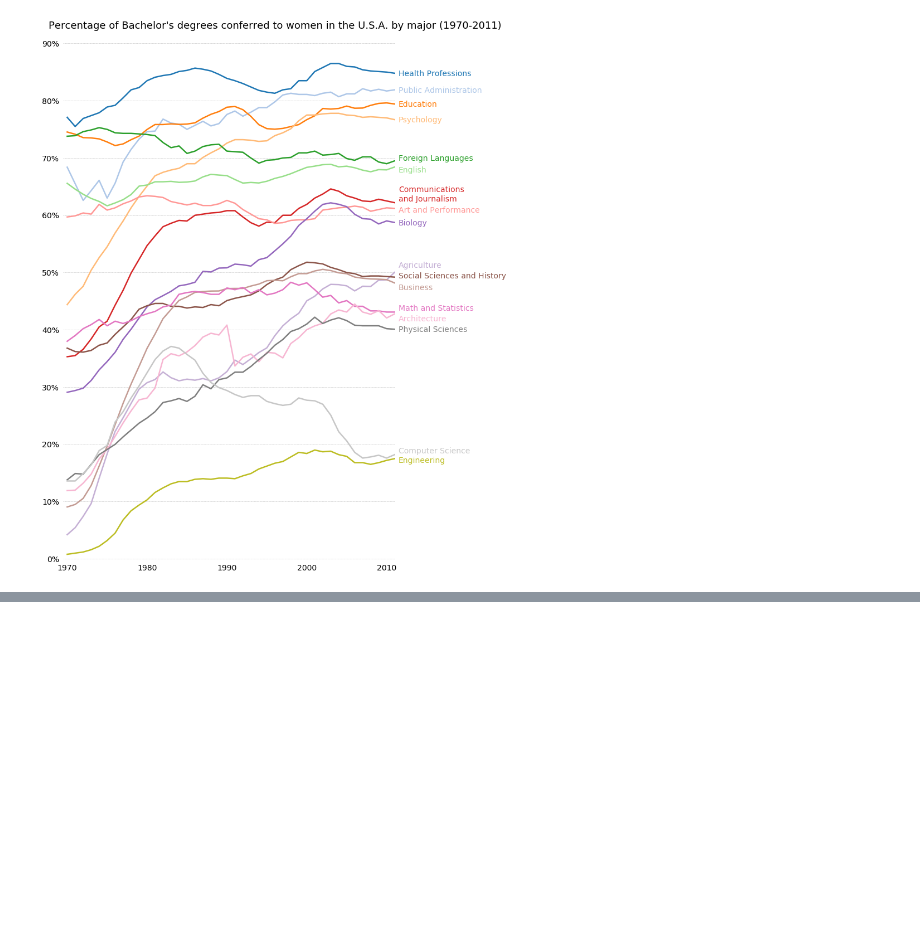
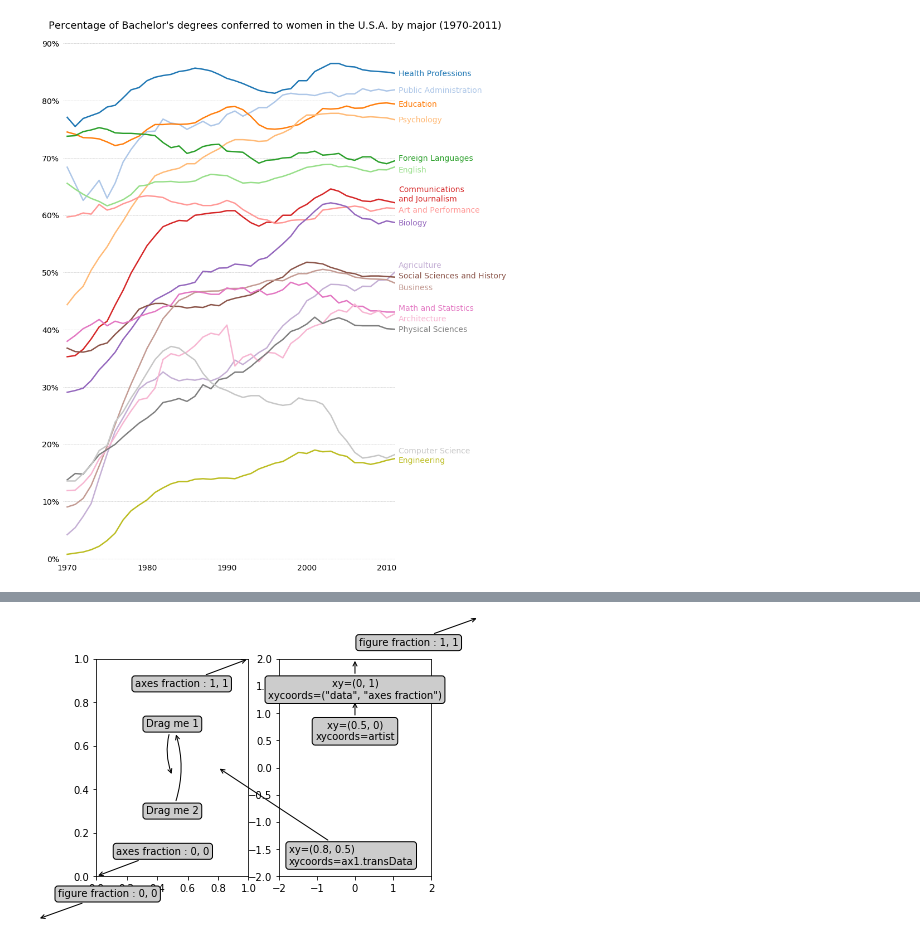
Before and after one commit to Zuricho/Learning-Notebooks, a Jupyter notebook: Notebook_03_MatplotlibExamples.ipynb, the cells around one changed output, grey strips where cells are left out. Cells and saved outputs as stored; diff of their text form; code cells hidden in the pictures; blank space fills up the shorter version.

```diff
--- a/Notebook_03_MatplotlibExamples.ipynb
+++ b/Notebook_03_MatplotlibExamples.ipynb
@@ -817,0 +820,94 @@ plt.show()
+# %%
+import matplotlib.pyplot as plt
+from matplotlib.patches import Ellipse
+import numpy as np
+from matplotlib.text import OffsetFrom
+
+fig, (ax1, ax2) = plt.subplots(1, 2)
+
+bbox_args = dict(boxstyle="round", fc="0.8")
+arrow_args = dict(arrowstyle="->")
+
+# Here we'll demonstrate the extents of the coordinate system and how
+# we place annotating text.
+
+ax1.annotate('figure fraction : 0, 0', xy=(0, 0), xycoords='figure fraction',
+             xytext=(20, 20), textcoords='offset points',
+             ha="left", va="bottom",
+             bbox=bbox_args,
+             arrowprops=arrow_args)
+
+ax1.annotate('figure fraction : 1, 1', xy=(1, 1), xycoords='figure fraction',
+             xytext=(-20, -20), textcoords='offset points',
+             ha="right", va="top",
+             bbox=bbox_args,
+             arrowprops=arrow_args)
+
+ax1.annotate('axes fraction : 0, 0', xy=(0, 0), xycoords='axes fraction',
+             xytext=(20, 20), textcoords='offset points',
+             ha="left", va="bottom",
+             bbox=bbox_args,
+             arrowprops=arrow_args)
+
+ax1.annotate('axes fraction : 1, 1', xy=(1, 1), xycoords='axes fraction',
+             xytext=(-20, -20), textcoords='offset points',
+             ha="right", va="top",
+             bbox=bbox_args,
+             arrowprops=arrow_args)
+
+# It is also possible to generate draggable annotations
+
+an1 = ax1.annotate('Drag me 1', xy=(.5, .7), xycoords='data',
+                   #xytext=(.5, .7), textcoords='data',
+                   ha="center", va="center",
+                   bbox=bbox_args,
+                   #arrowprops=arrow_args
+                   )
+
+an2 = ax1.annotate('Drag me 2', xy=(.5, .5), xycoords=an1,
+                   xytext=(.5, .3), textcoords='axes fraction',
+                   ha="center", va="center",
+                   bbox=bbox_args,
+                   arrowprops=dict(patchB=an1.get_bbox_patch(),
+                                   connectionstyle="arc3,rad=0.2",
+                                   **arrow_args))
+an1.draggable()
+an2.draggable()
+
+an3 = ax1.annotate('', xy=(.5, .5), xycoords=an2,
+                   xytext=(.5, .5), textcoords=an1,
+                   ha="center", va="center",
+                   bbox=bbox_args,
+                   arrowprops=dict(patchA=an1.get_bbox_patch(),
+                                   patchB=an2.get_bbox_patch(),
+                                   connectionstyle="arc3,rad=0.2",
+                                   **arrow_args))
+
+# Finally we'll show off some more complex annotation and placement
+
+text = ax2.annotate('xy=(0, 1)\nxycoords=("data", "axes fraction")',
+                    xy=(0, 1), xycoords=("data", 'axes fraction'),
+                    xytext=(0, -20), textcoords='offset points',
+                    ha="center", va="top",
+                    bbox=bbox_args,
+                    arrowprops=arrow_args)
+
+ax2.annotate('xy=(0.5, 0)\nxycoords=artist',
+             xy=(0.5, 0.), xycoords=text,
+             xytext=(0, -20), textcoords='offset points',
+             ha="center", va="top",
+             bbox=bbox_args,
+             arrowprops=arrow_args)
+
+ax2.annotate('xy=(0.8, 0.5)\nxycoords=ax1.transData',
+             xy=(0.8, 0.5), xycoords=ax1.transData,
+             xytext=(10, 10),
+             textcoords=OffsetFrom(ax2.bbox, (0, 0), "points"),
+             ha="left", va="bottom",
+             bbox=bbox_args,
+             arrowprops=arrow_args)
+
+ax2.set(xlim=[-2, 2], ylim=[-2, 2])
+plt.show()
+# %% [output]
+[figure, added]
```
Also changed, not shown: parts of 1 cell of this notebook.
